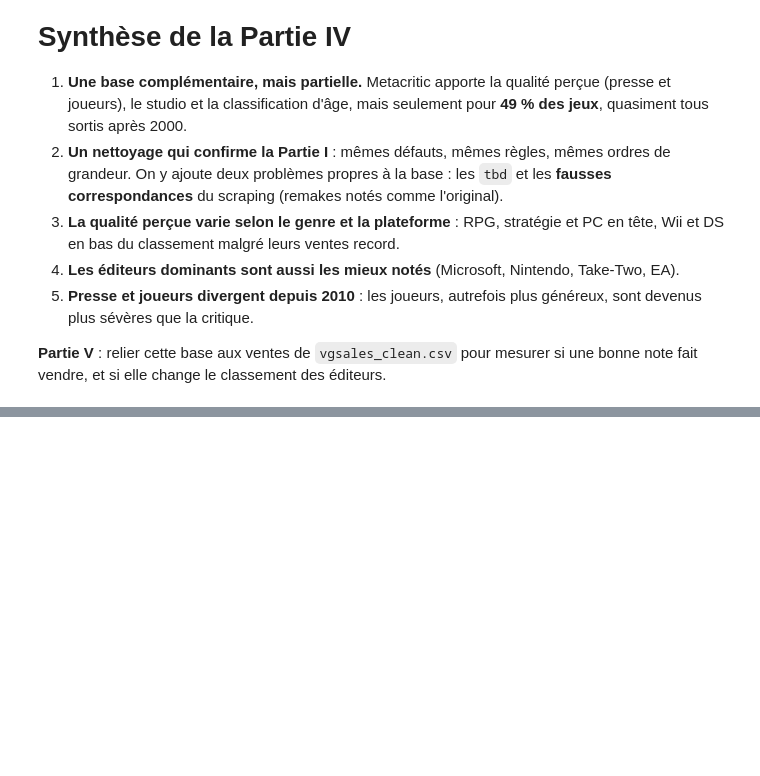
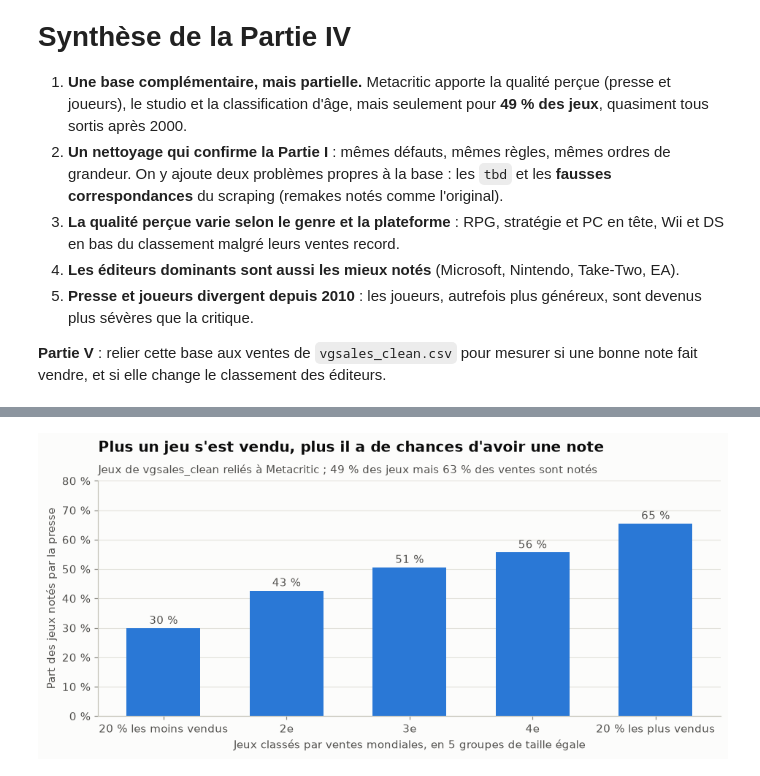
Before and after one commit to BOUADEIKHEIREDDINE/vgsales-data-wrangling, a Jupyter notebook: bdd2.ipynb, the cells around one changed output, grey strips where cells are left out. Drawn from its saved outputs; the diff is of its cells as text; code cells hidden in the pictures; blank space fills up the shorter version.

```diff
--- a/bdd2.ipynb
+++ b/bdd2.ipynb
@@ -527,0 +539,12 @@ Les écarts les plus forts racontent deux histoires différentes :
+# %%
+from modules import indicators as I
+from modules import jointure as J
+from modules.cleaning import charger_donnees_propres
+
+ventes = charger_donnees_propres()           # vgsales_clean, mêmes règles que la Partie I
+joint = J.joindre(ventes, df)
+joint.to_csv(C.JOINTURE_FILE, index=False)
+print("Lignes avant / après jointure :", len(ventes), "/", len(joint))
+exemples = pd.DataFrame({"Nom": ["WWE SmackDown! vs. RAW 2006", "Pokemon Red/Pokemon Blue", "Naruto: Ultimate Ninja (JP sales)"]})
+exemples["Clé normalisée"] = cle_jeu(exemples["Nom"])
+exemples
@@ -527,0 +573,22 @@ Les écarts les plus forts racontent deux histoires différentes :
+# %%
+joint["Tranche_ventes"] = pd.qcut(joint["Global_Sales"].rank(method="first"), 5,
+                                  labels=["20 % les moins vendus", "2e", "3e", "4e", "20 % les plus vendus"])
+couv = joint.groupby("Tranche_ventes", observed=True).agg(Jeux=("Name", "size"), Couverture=("Note_Presse", "mean"),
+                                                           Ventes_min=("Global_Sales", "min"), Ventes_max=("Global_Sales", "max"))
+
+fig, ax = plt.subplots(figsize=(10, 3.8))
+ax.bar(couv.index.astype(str), couv["Couverture"], color=PRESSE, width=0.6)
+for x, v in enumerate(couv["Couverture"]):
+    ax.text(x, v + 0.015, viz.pct(v), ha="center", color=C.ENCRE_2)
+ax.set_ylim(0, 0.8)
+viz.format_pct(ax)
+ax.grid(axis="x", visible=False)
+ax.set_xlabel("Jeux classés par ventes mondiales, en 5 groupes de taille égale")
+ax.set_ylabel("Part des jeux notés par la presse")
+viz.titre(ax, "Plus un jeu s'est vendu, plus il a de chances d'avoir une note",
+          f"Jeux de vgsales_clean reliés à Metacritic ; {viz.pct(joint['Note_Presse'].mean())} des jeux mais "
+          f"{viz.pct(joint.loc[joint['Note_Presse'], 'Global_Sales'].sum() / joint['Global_Sales'].sum())} des ventes sont notés")
+viz.sauver(fig, "35_jointure_couverture_ventes")
+plt.show()
+# %% [output]
+[figure, added]
```
Also changed, not shown: parts of 27 cells of this notebook, 6 other files.
